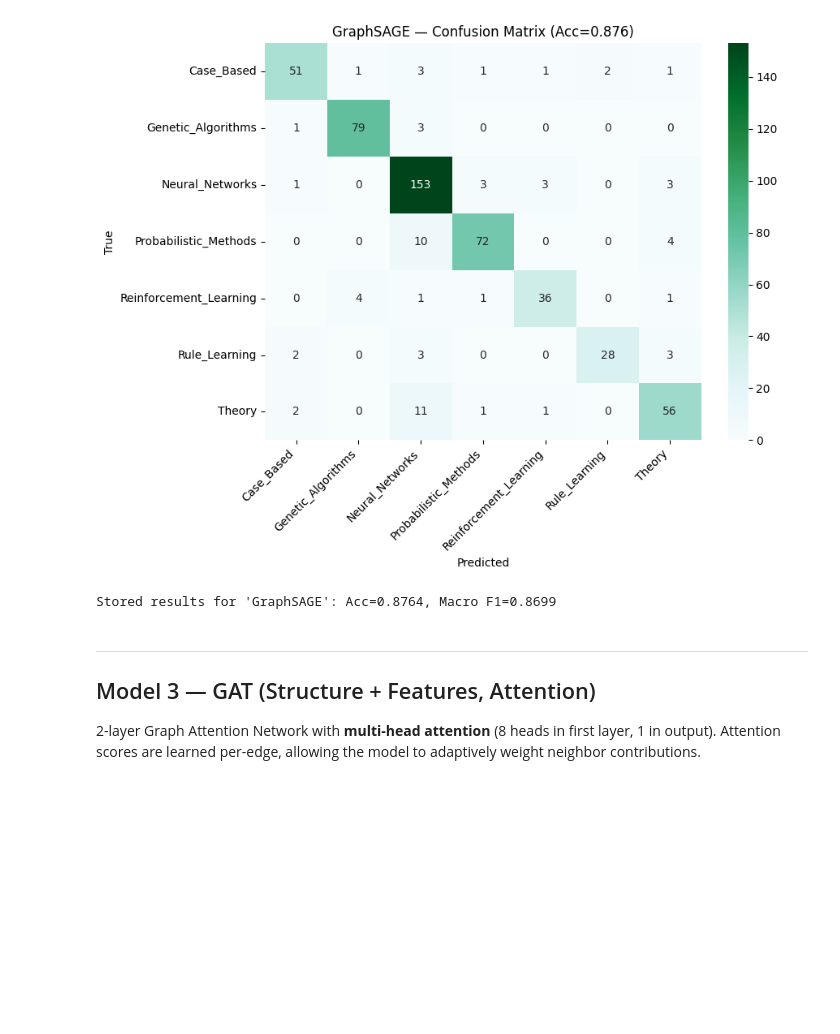
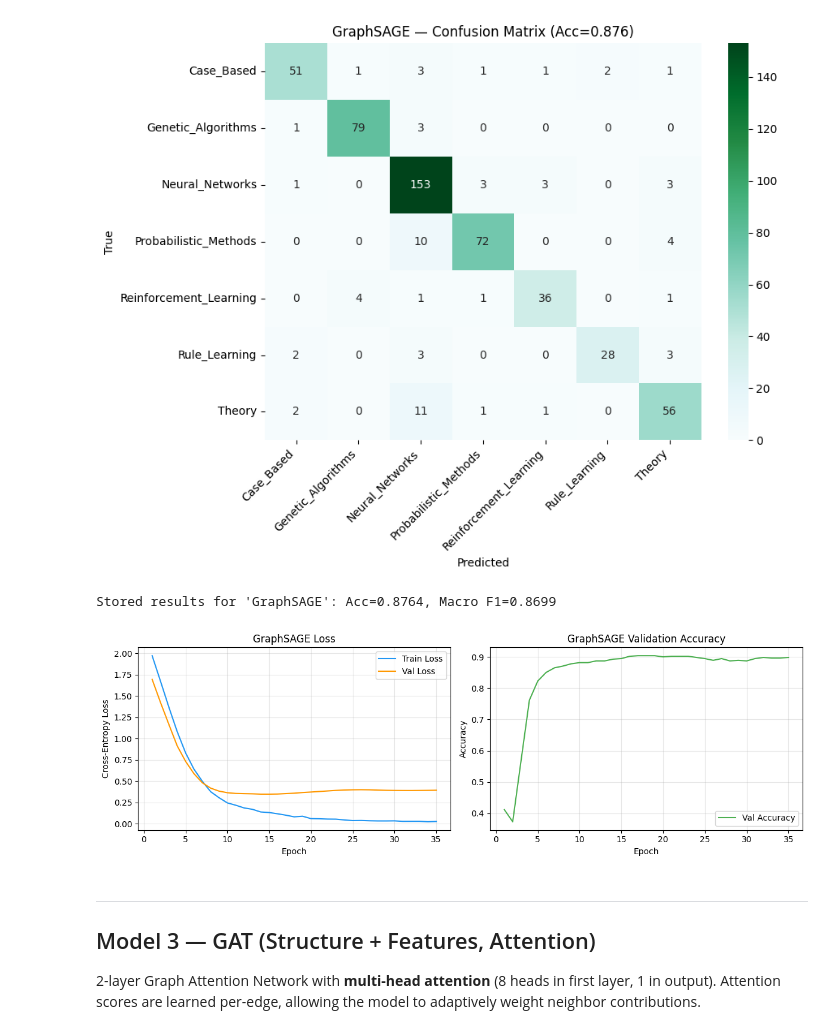
Before and after one commit to hadiqaalamdar/MassiveGraph_Project1, a Jupyter notebook: Part2_GraphEmbeddings.ipynb, the cells around one changed output. Cells and saved outputs as stored; diff of their text form; code cells hidden in the pictures; blank space fills up the shorter version.

```diff
--- a/Part2_GraphEmbeddings.ipynb
+++ b/Part2_GraphEmbeddings.ipynb
@@ -1018,6 +1017,28 @@ Reinforcement_Learning      0.878     0.837     0.857        43
           weighted avg      0.879     0.876     0.876       542
 [figure]
 Stored results for 'GraphSAGE': Acc=0.8764, Macro F1=0.8699
+# %%
+# ==============================================================================
+# 8.3  GraphSAGE Training Curves
+# ==============================================================================
+fig, (ax1, ax2) = plt.subplots(1, 2, figsize=(12, 4))
+epochs_sage = range(1, len(hist_sage['train_losses']) + 1)
+
+ax1.plot(epochs_sage, hist_sage['train_losses'], label='Train Loss', color='#2196F3')
+ax1.plot(epochs_sage, hist_sage['val_losses'], label='Val Loss', color='#FF9800')
+ax1.set_xlabel('Epoch'); ax1.set_ylabel('Cross-Entropy Loss')
+ax1.set_title('GraphSAGE Loss')
+ax1.legend(); ax1.grid(True, alpha=0.3)
+
+ax2.plot(epochs_sage, hist_sage['val_accs'], label='Val Accuracy', color='#4CAF50')
+ax2.set_xlabel('Epoch'); ax2.set_ylabel('Accuracy')
+ax2.set_title('GraphSAGE Validation Accuracy')
+ax2.legend(); ax2.grid(True, alpha=0.3)
+
+plt.tight_layout()
+plt.show()
+# %% [output]
+[figure, added]
 # %% [markdown]
 ---
 ## Model 3 — GAT (Structure + Features, Attention)
```
Also changed, not shown: parts of 4 cells of this notebook.
